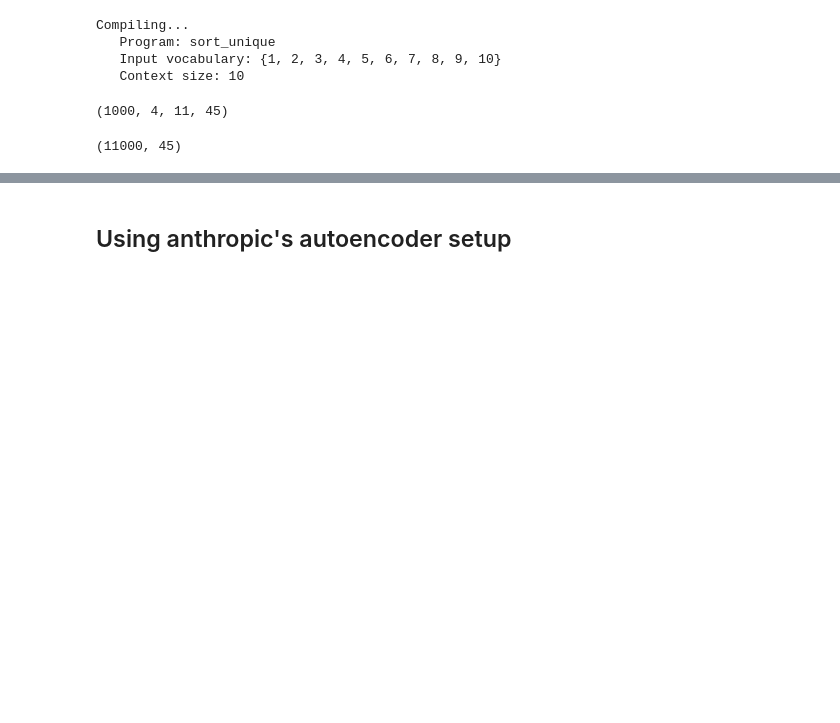
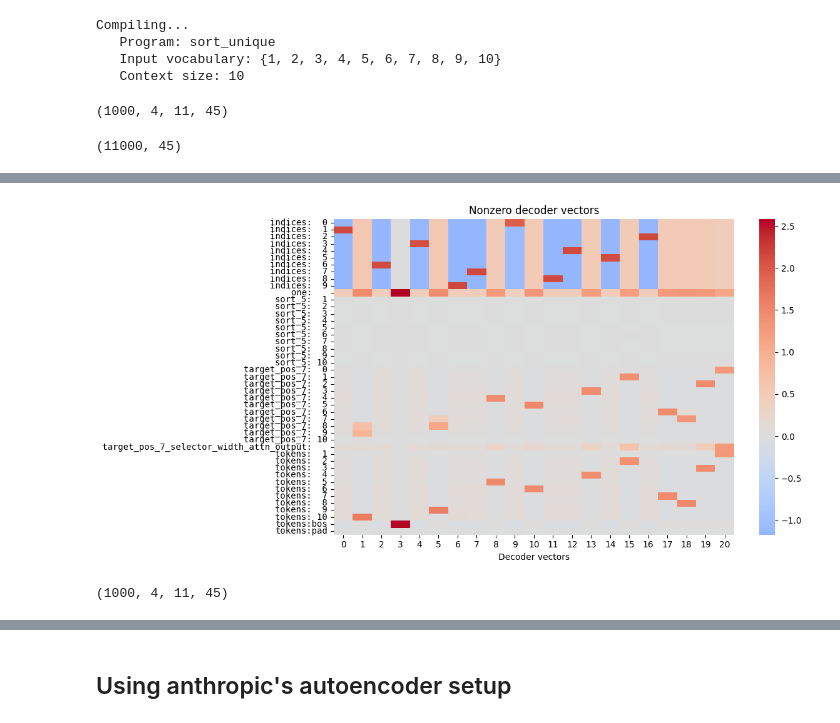
Before and after one commit to 0amp/feature_recovery, a Jupyter notebook: tracr/examples/ae_on_tracr.ipynb, the cells around one changed output, grey strips where cells are left out. Saved outputs shown, nothing was run; the diff lists cells and outputs as text; code cells hidden in the pictures; blank space fills up the shorter version.

```diff
--- a/tracr/examples/ae_on_tracr.ipynb
+++ b/tracr/examples/ae_on_tracr.ipynb
@@ -247,11 +254,15 @@ residuals.shape
 # %% [output]
 (1000, 4, 11, 45)
 # %%
-post_attn_1 = residuals[:, 0].squeeze()
+post_attn_1 = residuals[:, 1].squeeze()
 
-# combine dim 0 and 1
+# # combine dim 0 and 1
 post_attn_1 = np.concatenate(post_attn_1, axis=0)
 
+# # combine dim 0,1,2
+# post_attn_1 = np.concatenate(post_attn_1, axis=0)
+# post_attn_1 = np.concatenate(post_attn_1, axis=0)
+
 print(post_attn_1.shape)
 # %% [output]
 (11000, 45)
@@ -397,0 +436,25 @@ plt.show()
+# %%
+plt.figure(figsize=(12,6))
+
+plt.title('Nonzero decoder vectors')
+nonzero_decoder_vectors = ae.encoder.weight.data[nnz_idxs,:]
+sns.heatmap(nonzero_decoder_vectors.T, cmap='coolwarm', center=0)
+# set y axis label
+plt.yticks(
+    np.arange(len(assembled_model.residual_labels))+0.5,
+    [tidy_label(l, value_width=value_width)
+        for l in assembled_model.residual_labels],
+    family='monospace',
+    fontsize=10, rotation=0)
+
+# set x axis label
+plt.xlabel('Decoder vectors')
+
+plt.tight_layout()
+plt.show()
+# %% [output]
+[figure, added]
+# %%
+residuals.shape
+# %% [output]
+(1000, 4, 11, 45)
```
Also changed, not shown: parts of 13 cells of this notebook.
